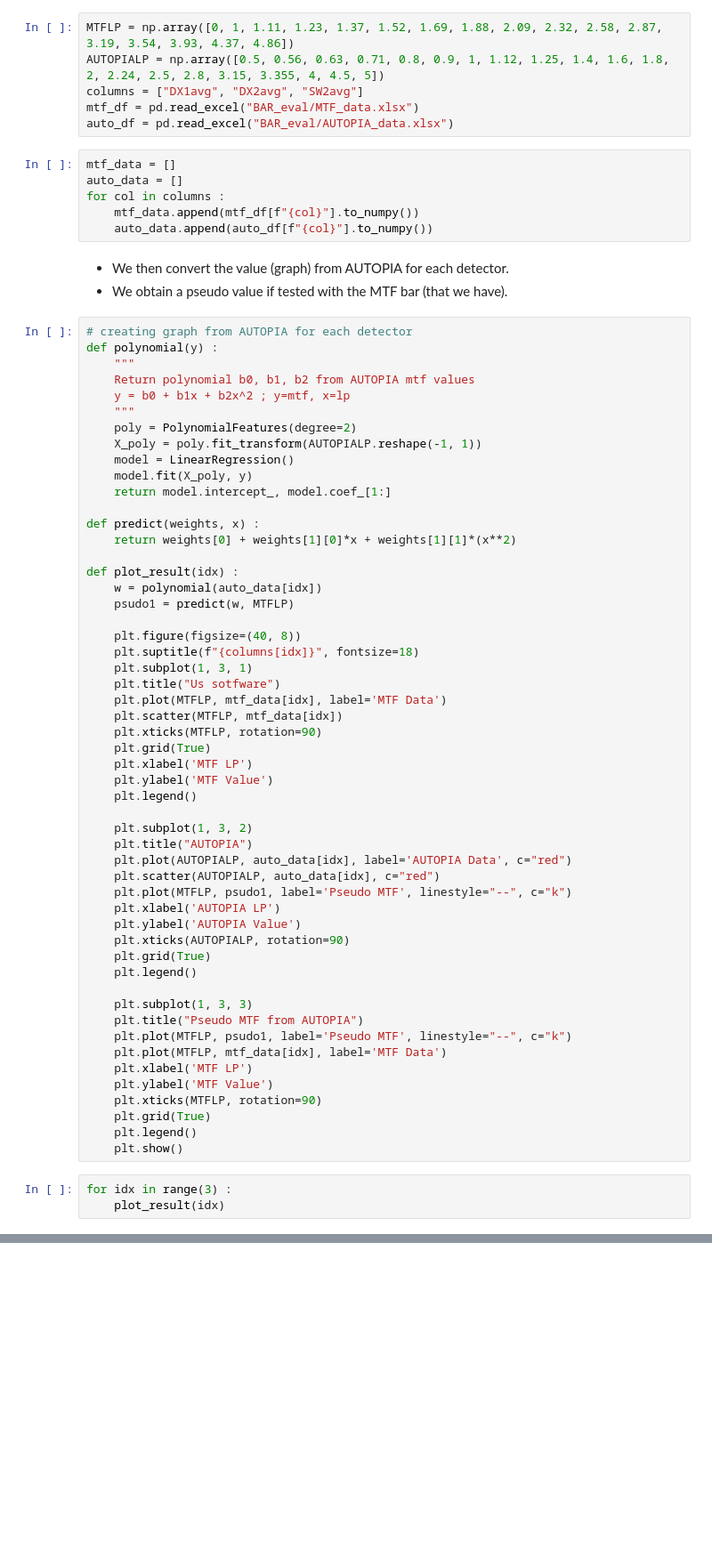
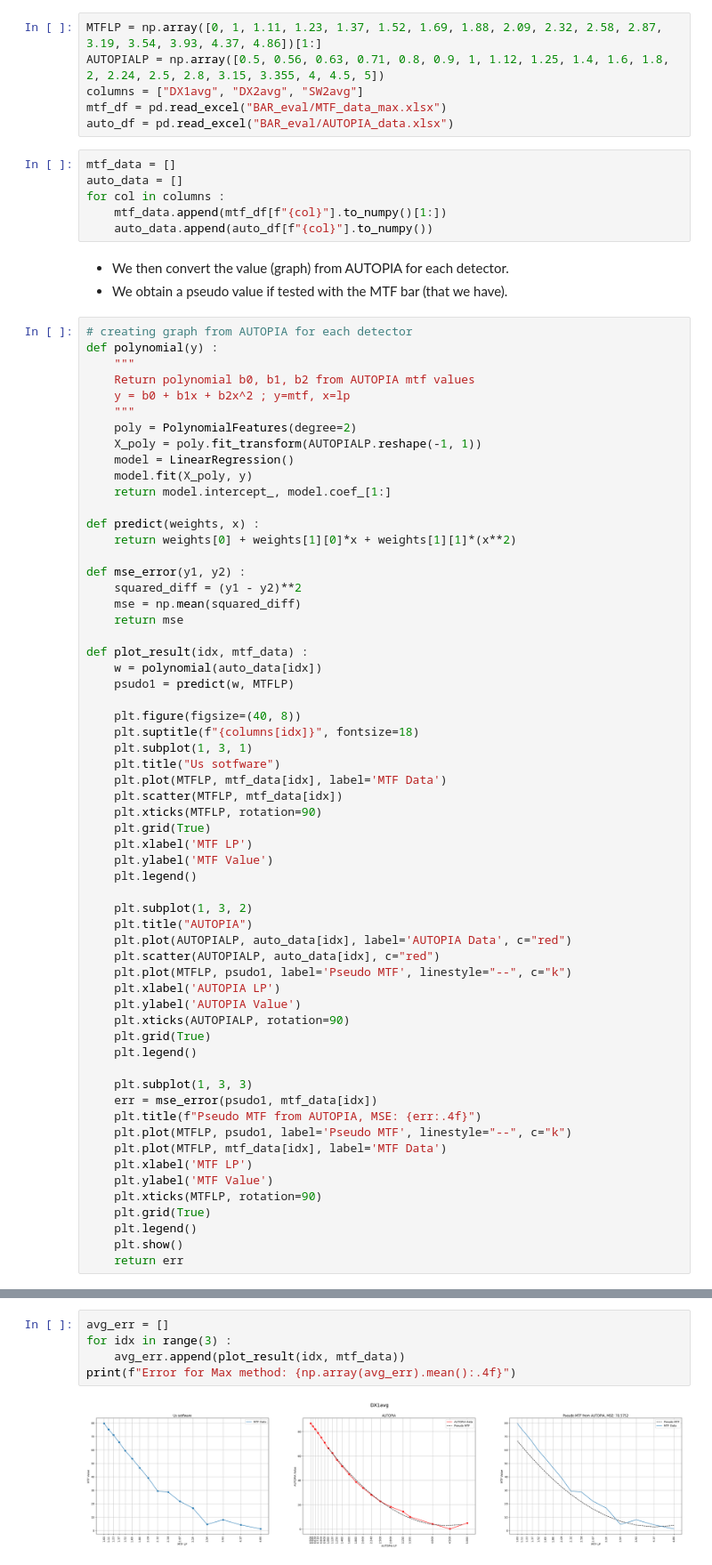
Before and after one commit to NickyAlan/DR-Light-beam-test, a Jupyter notebook: mtf_eval.ipynb, the cells around one changed output, grey strips where cells are left out. Shown at 89% size. Saved outputs shown, nothing was run; the diff lists cells and outputs as text; blank space fills up the shorter version.

```diff
--- a/mtf_eval.ipynb
+++ b/mtf_eval.ipynb
@@ -15,16 +15,16 @@ import matplotlib.pyplot as plt
 from sklearn.preprocessing import PolynomialFeatures
 from sklearn.linear_model import LinearRegression
 # %%
-MTFLP = np.array([0, 1, 1.11, 1.23, 1.37, 1.52, 1.69, 1.88, 2.09, 2.32, 2.58, 2.87, 3.19, 3.54, 3.93, 4.37, 4.86])
+MTFLP = np.array([0, 1, 1.11, 1.23, 1.37, 1.52, 1.69, 1.88, 2.09, 2.32, 2.58, 2.87, 3.19, 3.54, 3.93, 4.37, 4.86])[1:]
 AUTOPIALP = np.array([0.5, 0.56, 0.63, 0.71, 0.8, 0.9, 1, 1.12, 1.25, 1.4, 1.6, 1.8, 2, 2.24, 2.5, 2.8, 3.15, 3.355, 4, 4.5, 5])
 columns = ["DX1avg", "DX2avg", "SW2avg"]
-mtf_df = pd.read_excel("BAR_eval/MTF_data.xlsx")
+mtf_df = pd.read_excel("BAR_eval/MTF_data_max.xlsx")
 auto_df = pd.read_excel("BAR_eval/AUTOPIA_data.xlsx")
 # %%
 mtf_data = []
 auto_data = []
 for col in columns :
-    mtf_data.append(mtf_df[f"{col}"].to_numpy())
+    mtf_data.append(mtf_df[f"{col}"].to_numpy()[1:])
     auto_data.append(auto_df[f"{col}"].to_numpy())
 # %% [markdown]
 - We then convert the value (graph) from AUTOPIA for each detector.
@@ -45,7 +45,12 @@ def polynomial(y) :
 def predict(weights, x) :
     return weights[0] + weights[1][0]*x + weights[1][1]*(x**2)
 
-def plot_result(idx) :
+def mse_error(y1, y2) :
+    squared_diff = (y1 - y2)**2
+    mse = np.mean(squared_diff)
+    return mse
+
+def plot_result(idx, mtf_data) :
     w = polynomial(auto_data[idx])
     psudo1 = predict(w, MTFLP)
 
@@ -73,7 +78,8 @@ def plot_result(idx) :
     plt.legend()
 
     plt.subplot(1, 3, 3)
-    plt.title("Pseudo MTF from AUTOPIA")
+    err = mse_error(psudo1, mtf_data[idx])
+    plt.title(f"Pseudo MTF from AUTOPIA, MSE: {err:.4f}")
     plt.plot(MTFLP, psudo1, label='Pseudo MTF', linestyle="--", c="k")
     plt.plot(MTFLP, mtf_data[idx], label='MTF Data')
     plt.xlabel('MTF LP')
@@ -82,6 +88,4 @@ def plot_result(idx) :
     plt.grid(True)
     plt.legend()
     plt.show()
+    return err
-# %%
-for idx in range(3) :
-    plot_result(idx)
@@ -91,0 +94,7 @@ for idx in range(3) :
+# %%
+avg_err = []
+for idx in range(3) :
+    avg_err.append(plot_result(idx, mtf_data))
+print(f"Error for Max method: {np.array(avg_err).mean():.4f}")
+# %% [output]
+[figure, added]
```
Also changed, not shown: parts of 17 cells of this notebook, 1 other file.
